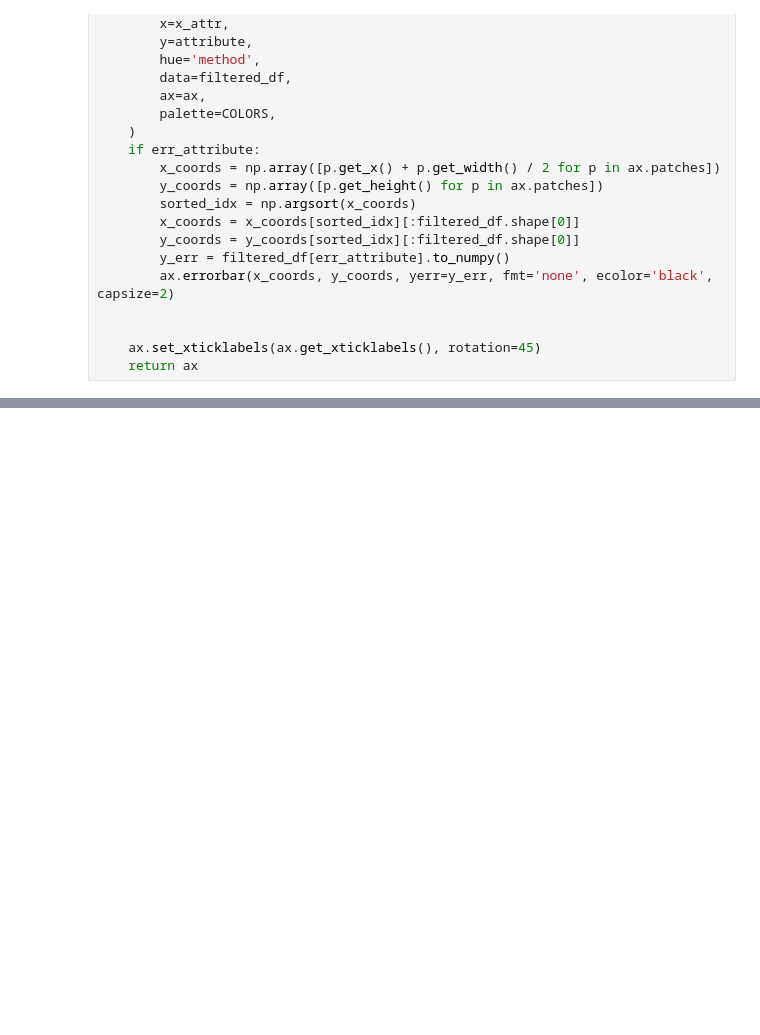
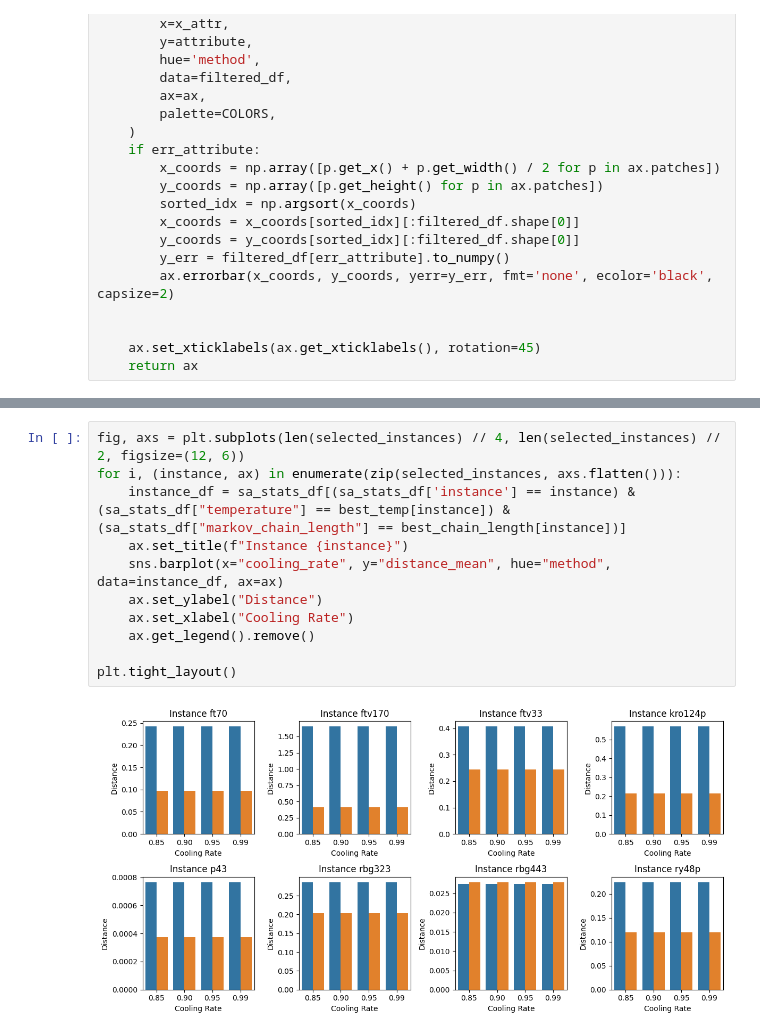
Before and after one commit to ja-nina/BioInspiredAlgosAndModels, a Jupyter notebook: reports/second_viz.ipynb, the cells around one changed output, grey strips where cells are left out. Drawn from its saved outputs; the diff is of its cells as text; blank space fills up the shorter version.

```diff
--- a/reports/second_viz.ipynb
+++ b/reports/second_viz.ipynb
@@ -223,0 +251,13 @@ len(sa_res)
+# %%
+fig, axs = plt.subplots(len(selected_instances) // 4, len(selected_instances) // 2, figsize=(12, 6))
+for i, (instance, ax) in enumerate(zip(selected_instances, axs.flatten())):
+    instance_df = sa_stats_df[(sa_stats_df['instance'] == instance) & (sa_stats_df["temperature"] == best_temp[instance]) &  (sa_stats_df["markov_chain_length"] == best_chain_length[instance])]
+    ax.set_title(f"Instance {instance}")
+    sns.barplot(x="cooling_rate", y="distance_mean", hue="method", data=instance_df, ax=ax)
+    ax.set_ylabel("Distance")
+    ax.set_xlabel("Cooling Rate")
+    ax.get_legend().remove()
+
+plt.tight_layout()
+# %% [output]
+[figure, added]
```
Also changed, not shown: parts of 13 cells of this notebook.
